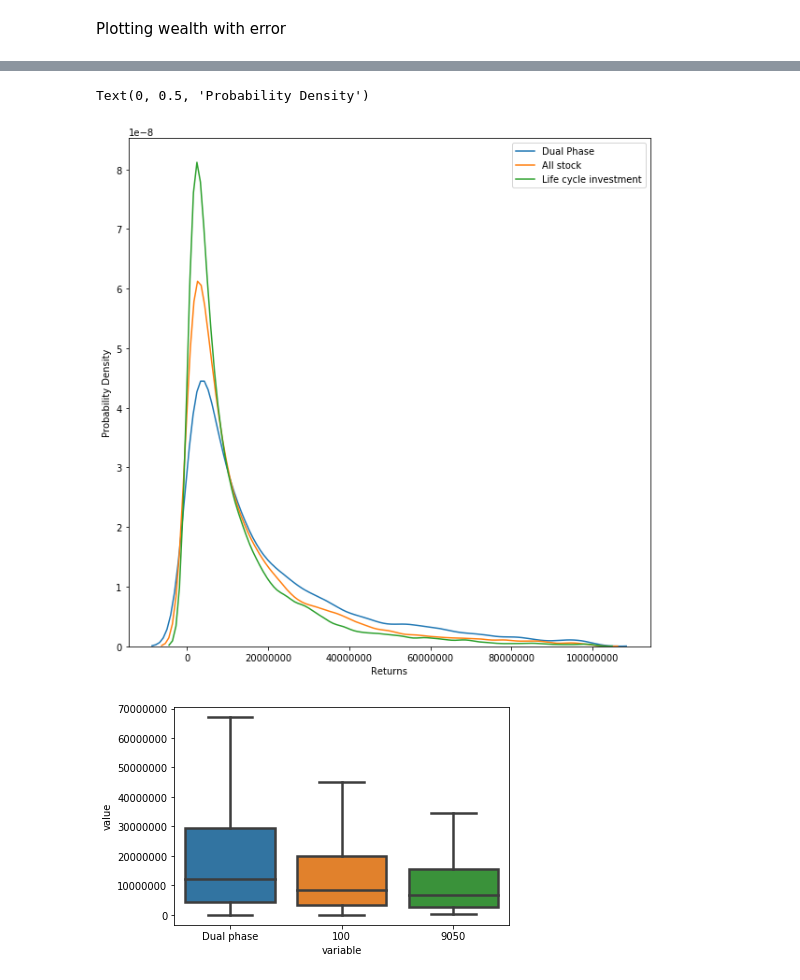
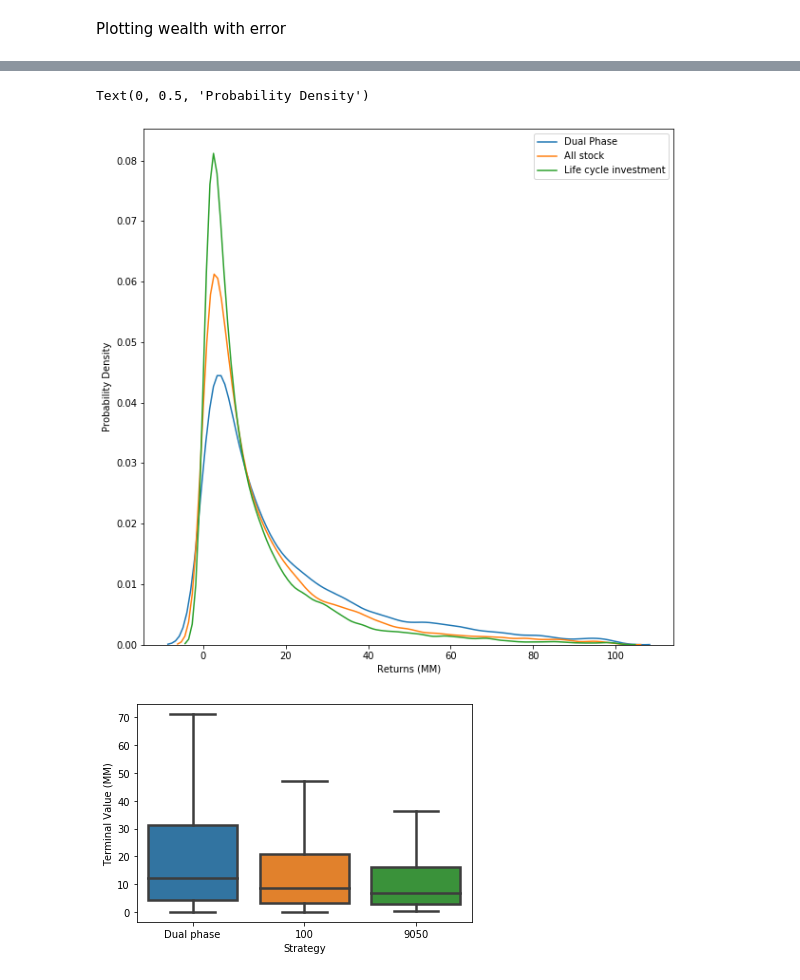
Before and after one commit to neriksen/applied_finance, a Jupyter notebook: Plotter.ipynb, the cells around one changed output, grey strips where cells are left out. Drawn from its saved outputs; the diff is of its cells as text; code cells hidden in the pictures.

```diff
--- a/Plotter.ipynb
+++ b/Plotter.ipynb
@@ -176,26 +176,30 @@ print(quantile)
 # %%
+fige=y.copy()
+fige['Dual phase'] = fige['Dual phase'].div(1000000) #Convert into millions
+fige['100'] = fige['100'].div(1000000) #Convert into millions
+fige['9050'] = fige['9050'].div(1000000) #Convert into millions
 fig, ax = plt.subplots(1, 1, figsize=(10, 10))
-
-
-sns.kdeplot(data=y['Dual phase'],clip=(-100000, 100000000),Label='Dual Phase')
-sns.kdeplot(data=y['100'],clip=(-100000, 100000000),Label='All stock')
-sns.kdeplot(data=y['9050'],clip=(-100000, 100000000),Label='Life cycle investment')
-
+sns.kdeplot(data=fige['Dual phase'],clip=(-1, 100),Label='Dual Phase')
+sns.kdeplot(data=fige['100'],clip=(-1, 100),Label='All stock')
+sns.kdeplot(data=fige['9050'],clip=(-1, 100),Label='Life cycle investment')
 #sns.kdeplot(data=y['Dual phase'],clip=(5000000, 600000000),Label='Dual Phase')
 #sns.kdeplot(data=y['100'],clip=(5000000, 600000000),Label='All stock')
 #sns.kdeplot(data=y['9050'],clip=(5000000, 600000000),Label='Life cycle investment')
 
-plt.xlabel('Returns')
+plt.xlabel('Returns (MM)')
 plt.ticklabel_format(style='plain', axis='x')
 plt.ylabel('Probability Density')
 # %% [output]
 Text(0, 0.5, 'Probability Density')
-[figure, old version]
+[figure, new version]
 # %%
 x = ports[["Dual phase","100","9050"]]
 x = x.loc[720,]
 x = pd.melt(x)
+x['value'] = x['value'].div(1000000) #Convert into millions
 ax = sns.boxplot(x='variable',y='value',data=x,showfliers = False,linewidth=2.5)
+plt.ylabel("Terminal Value (MM)")
+plt.xlabel("Strategy")
 plt.ticklabel_format(style='plain', axis='y',useOffset=True)
 # %% [output]
-[figure, old version]
+[figure, new version]
```
Also changed, not shown: parts of 5 cells of this notebook.
